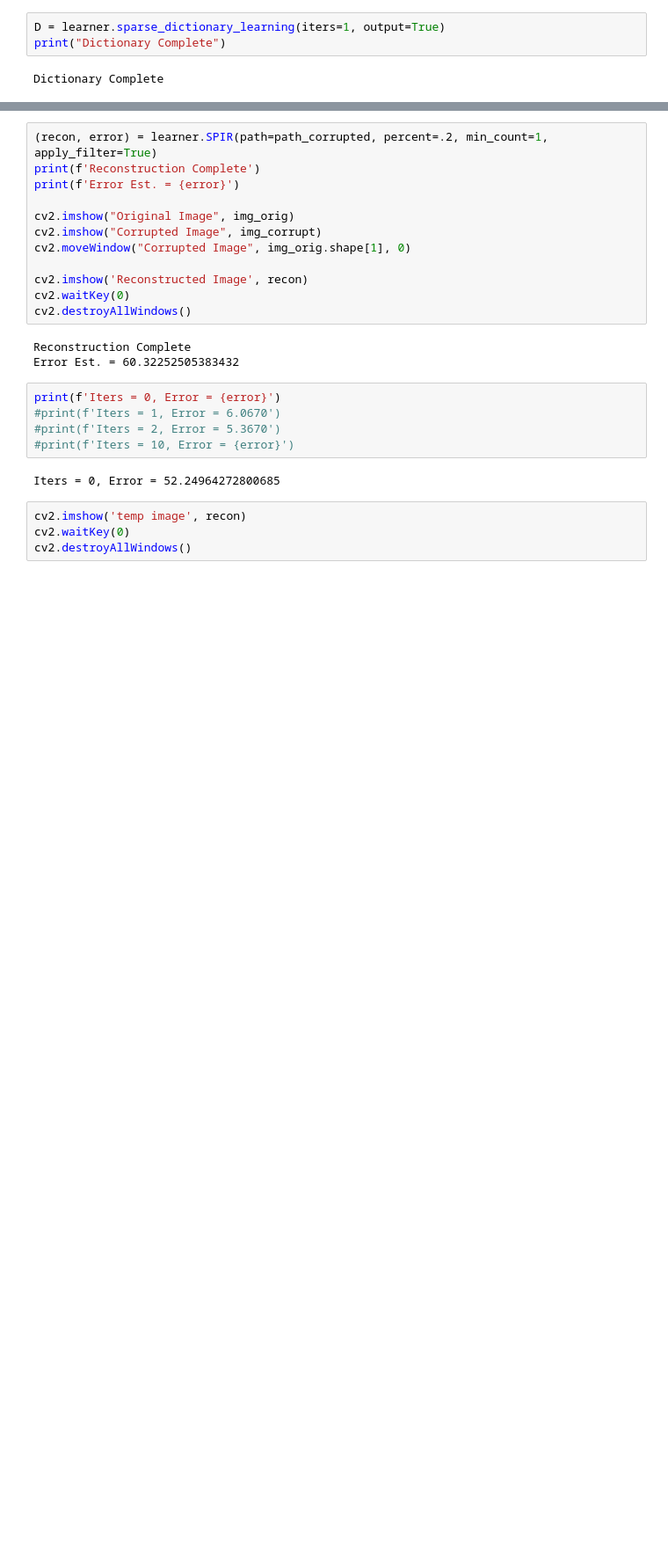
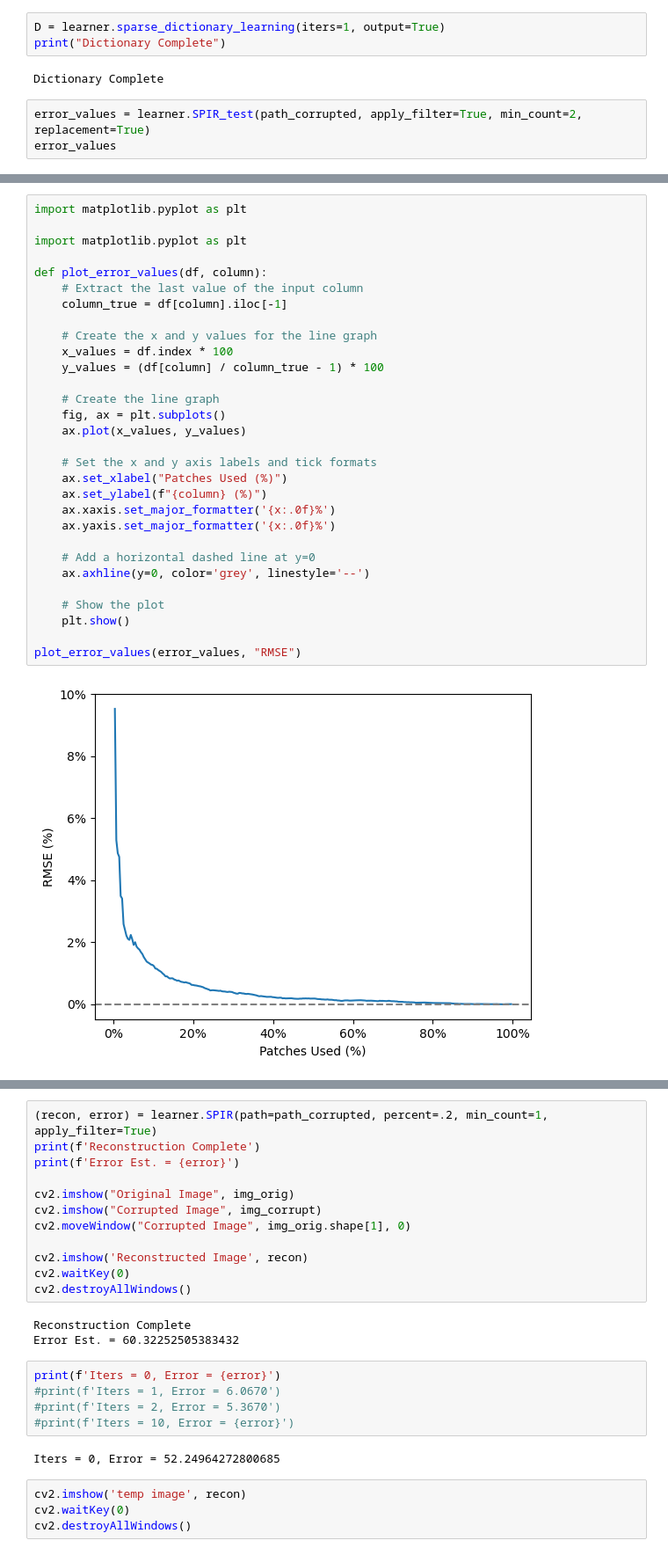
Before and after one commit to rainonej/Sparse-Dictionary-Learning, a Jupyter notebook: more_tests.ipynb, the cells around one changed output, grey strips where cells are left out. Shown: that part at 88% size. Saved outputs shown, nothing was run; the diff lists cells and outputs as text; blank space fills up the shorter version.

Commit message:
Ready to test SPIR for real

```diff
--- a/more_tests.ipynb
+++ b/more_tests.ipynb
@@ -76,3 +76,6 @@ D = learner.sparse_dictionary_learning(iters=1, output=True)
 print("Dictionary Complete")
 # %% [output]
 Dictionary Complete
+# %%
+error_values = learner.SPIR_test(path_corrupted, apply_filter=True, min_count=2, replacement=True)
+error_values
@@ -78,0 +96,32 @@ Dictionary Complete
+# %%
+import matplotlib.pyplot as plt
+
+import matplotlib.pyplot as plt
+
+def plot_error_values(df, column):
+    # Extract the last value of the input column
+    column_true = df[column].iloc[-1]
+
+    # Create the x and y values for the line graph
+    x_values = df.index * 100
+    y_values = (df[column] / column_true - 1) * 100
+
+    # Create the line graph
+    fig, ax = plt.subplots()
+    ax.plot(x_values, y_values)
+
+    # Set the x and y axis labels and tick formats
+    ax.set_xlabel("Patches Used (%)")
+    ax.set_ylabel(f"{column} (%)")
+    ax.xaxis.set_major_formatter('{x:.0f}%')
+    ax.yaxis.set_major_formatter('{x:.0f}%')
+
+    # Add a horizontal dashed line at y=0
+    ax.axhline(y=0, color='grey', linestyle='--')
+
+    # Show the plot
+    plt.show()
+
+plot_error_values(error_values, "RMSE")
+# %% [output]
+[figure, added]
```
Also changed, not shown: parts of 9 cells of this notebook, 4 other files.
